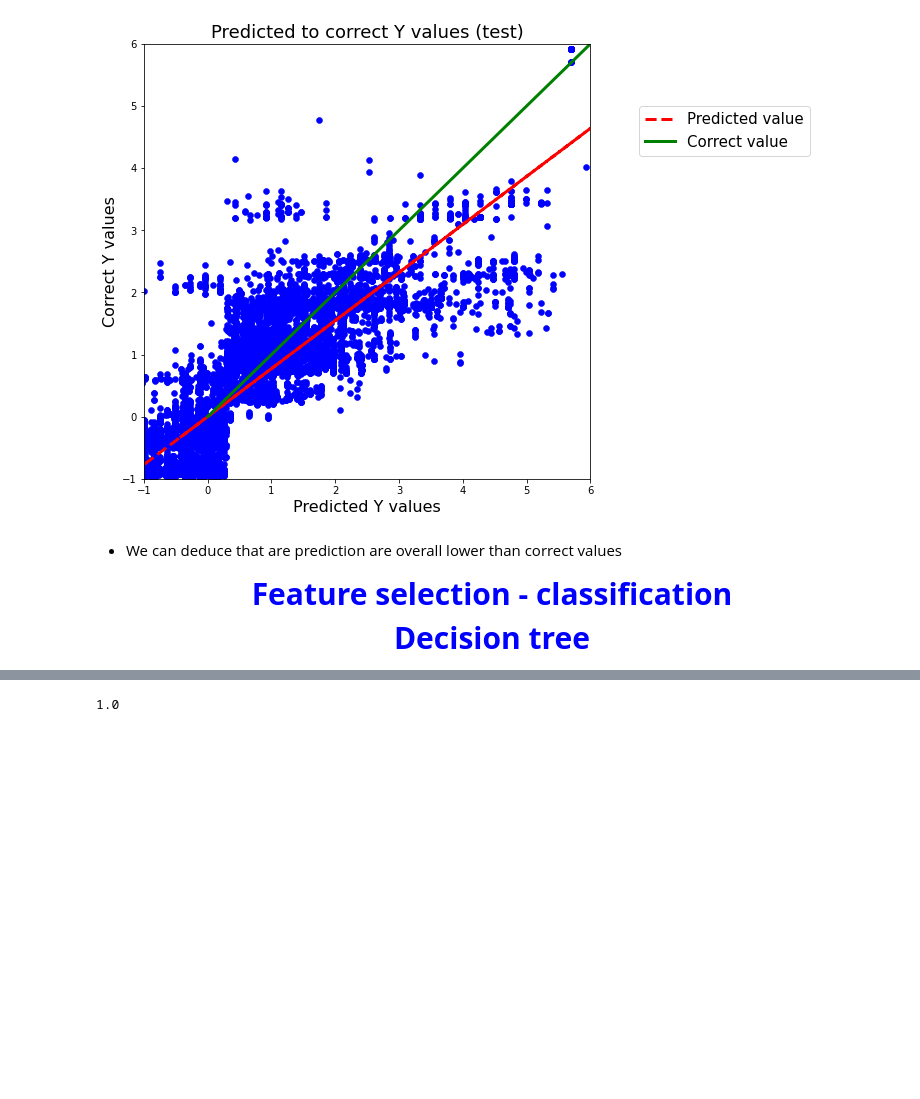
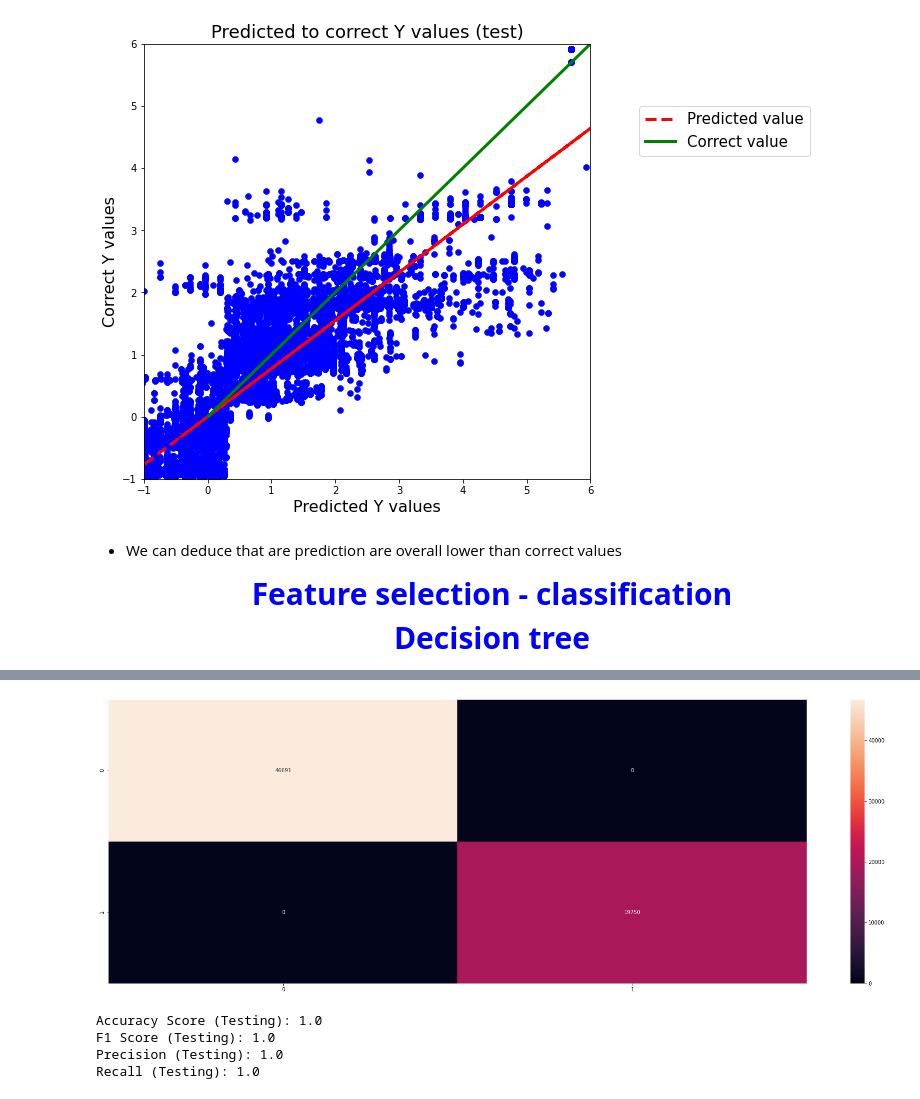
Before and after one commit to Pierre-mulliez1/cleaning_Python, a Jupyter notebook: Data_cleaning_bck5.ipynb, the cells around one changed output, grey strips where cells are left out. Saved outputs shown, nothing was run; the diff lists cells and outputs as text; code cells hidden in the pictures; blank space fills up the shorter version.

```diff
--- a/Data_cleaning_bck5.ipynb
+++ b/Data_cleaning_bck5.ipynb
@@ -1373,0 +1377,17 @@ plt.show()
+# %%
+df1_class = df1.copy()
+le = LabelEncoder()
+le.fit(df1_class.loc[:,'Risk_Description'])
+LabelEncoder()
+list(le.classes_)
+encodedrisk = le.transform(df1_class.loc[:,'Risk_Description'])
+encodeddf = pd.DataFrame({'riskencoded':encodedrisk})
+#set dummy values for onboarding
+def categorizeC(text):
+    if text == 0:
+        text = 2
+    return text
+encodeddf['riskencoded'] = np.vectorize(categorizeC)(encodeddf['riskencoded'])
+#0 is low
+#1 is high - medium
+list(le.inverse_transform(encodeddf['riskencoded']))[0:10]
@@ -1374,6 +1400,11 @@ plt.show()
+# %%
+df1_class.loc[:,'Classifiedrisk'] = encodeddf['riskencoded']
+# %%
+# dropping duplicate features
+df1_class = df1_class.drop(['fullaccount','residentCountry','Risk_Description'], axis = 1)
 # %%
-X = df1_regr
-y = df1.loc[:,'Risk_Description']
+X = df1_class.loc[:, df1_class.columns != 'Classifiedrisk']
+y = df1_class.loc[:,'Classifiedrisk']
 X_trainC, X_testC, Y_trainC, Y_testC = train_test_split(X, y, test_size=0.33, random_state=42)
 
 from sklearn.tree import DecisionTreeClassifier
@@ -1444,6 +1424,22 @@ Confusion matrix, without normalization
-# %%
-#testing
-dt_accuracy_test=metrics.accuracy_score(y_pred_test, Y_testC)
-dt_accuracy_test
-# %% [output]
-1.0
+# %%
+dt_cf_matrix = metrics.confusion_matrix(Y_testC, y_pred_test)
+sns.heatmap(dt_cf_matrix, annot=True, fmt='g')
+plt.show()
+# %% [output]
+[figure, added]
+# %%
+#testing
+dt_accuracy_test=metrics.accuracy_score(y_pred_test, Y_testC)
+dt_f1_test=metrics.f1_score(Y_testC, y_pred_test)
+dt_precision_test=metrics.precision_score(Y_testC, y_pred_test)
+dt_recall_test=metrics.recall_score(Y_testC, y_pred_test)
+dt_accuracy_test
+print("Accuracy Score (Testing):",dt_accuracy_test)
+print("F1 Score (Testing):",dt_f1_test)
+print("Precision (Testing):",dt_precision_test)
+print("Recall (Testing):",dt_recall_test)
+# %% [output]
+Accuracy Score (Testing): 1.0
+F1 Score (Testing): 1.0
+Precision (Testing): 1.0
+Recall (Testing): 1.0
```
Also changed, not shown: parts of 30 cells of this notebook.
